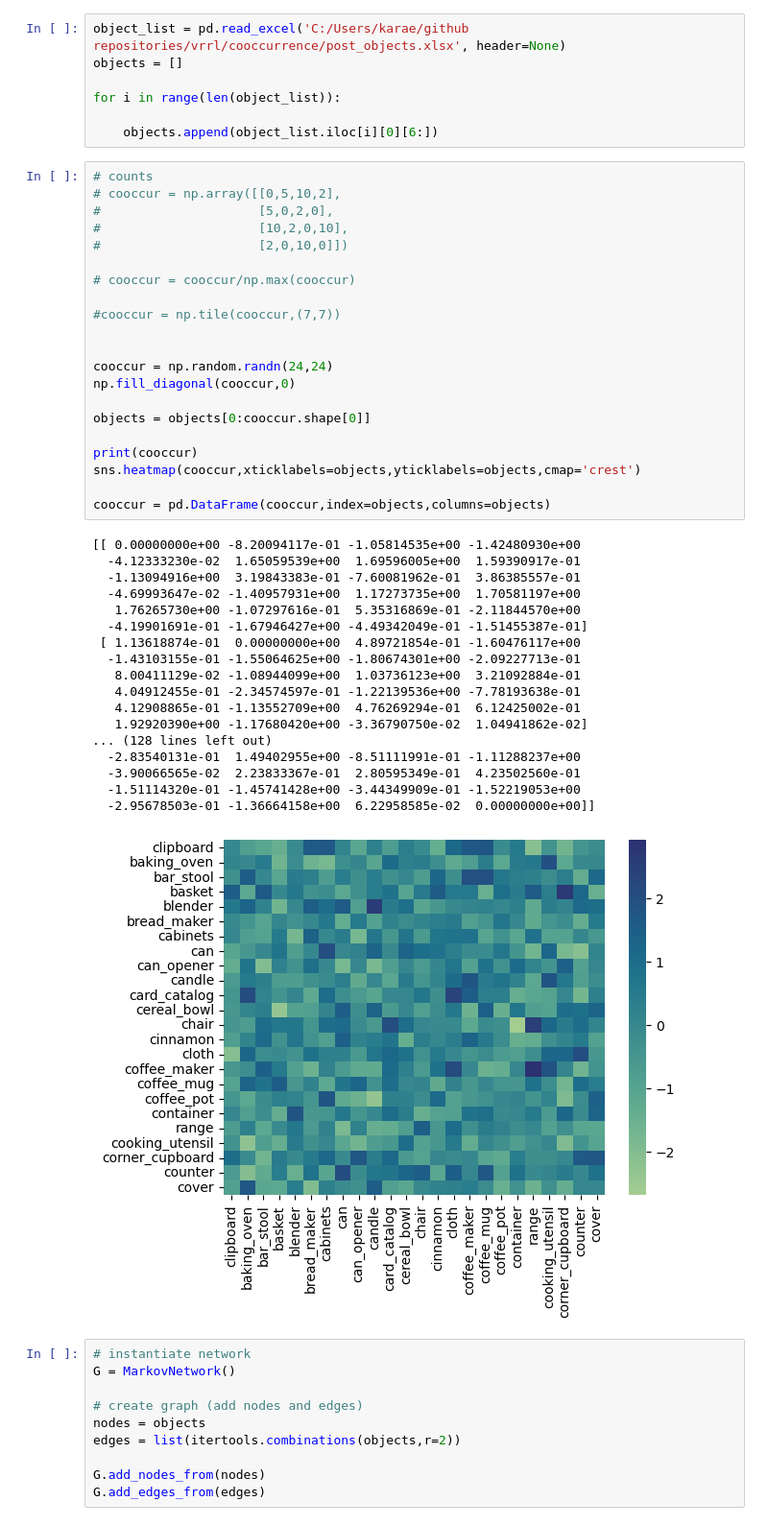
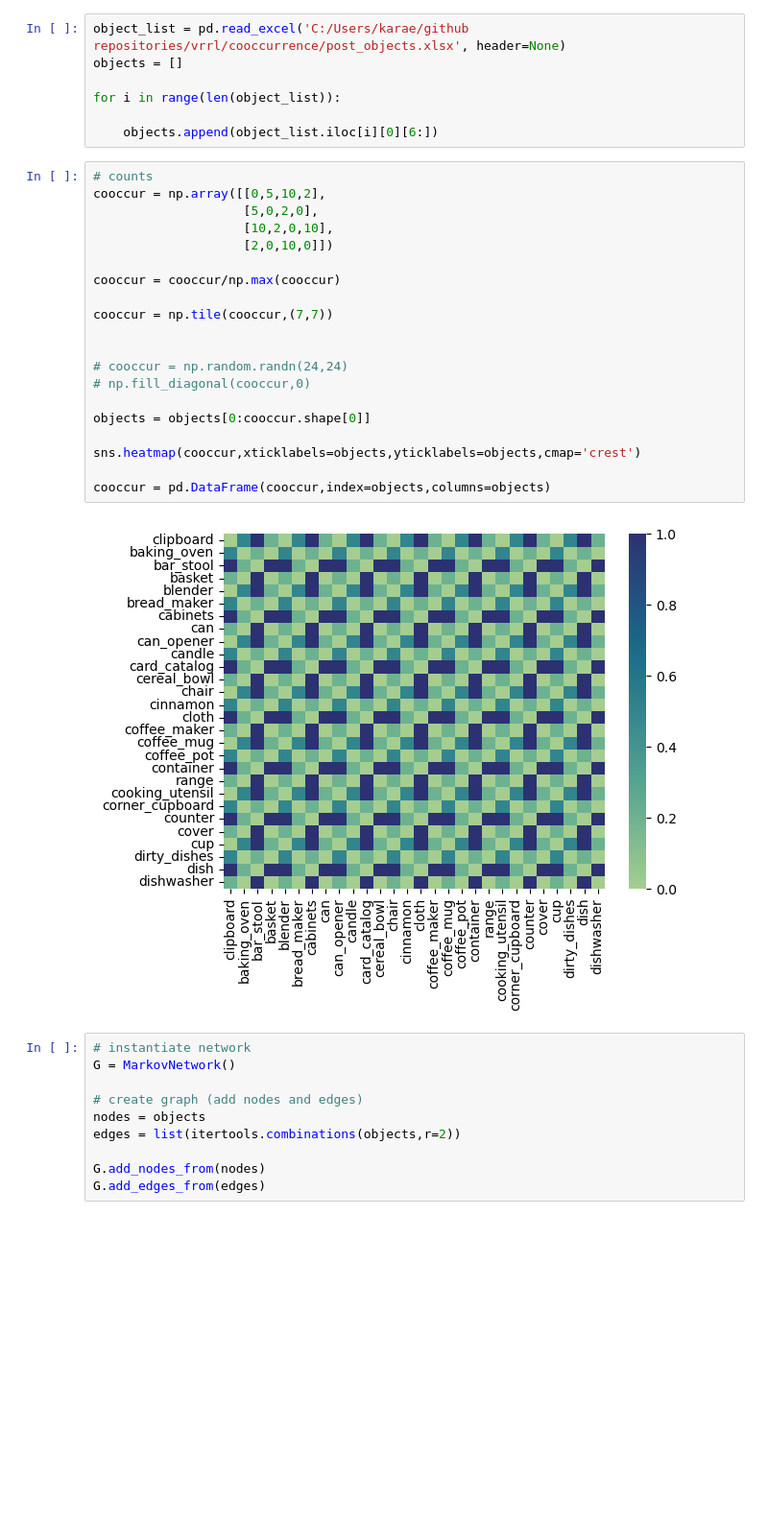
Before and after one commit to kjemery/vrrl, a Jupyter notebook: mrf/mrf_limit.ipynb, the cells around one changed output. Shown: that part at 96% size. Saved outputs shown, nothing was run; the diff lists cells and outputs as text; blank space fills up the shorter version.

```diff
--- a/mrf/mrf_limit.ipynb
+++ b/mrf/mrf_limit.ipynb
@@ -28,44 +32,26 @@ for i in range(len(object_list)):
     objects.append(object_list.iloc[i][0][6:])
 # %%
 # counts
-# cooccur = np.array([[0,5,10,2],
-#                     [5,0,2,0],
-#                     [10,2,0,10],
-#                     [2,0,10,0]])
+cooccur = np.array([[0,5,10,2],
+                    [5,0,2,0],
+                    [10,2,0,10],
+                    [2,0,10,0]])
 
-# cooccur = cooccur/np.max(cooccur)
+cooccur = cooccur/np.max(cooccur)
 
-#cooccur = np.tile(cooccur,(7,7))
+cooccur = np.tile(cooccur,(7,7))
 
 
-cooccur = np.random.randn(24,24)
-np.fill_diagonal(cooccur,0)
+# cooccur = np.random.randn(24,24)
+# np.fill_diagonal(cooccur,0)
 
 objects = objects[0:cooccur.shape[0]]
 
-print(cooccur)
 sns.heatmap(cooccur,xticklabels=objects,yticklabels=objects,cmap='crest')
 
 cooccur = pd.DataFrame(cooccur,index=objects,columns=objects)
 # %% [output]
-[[ 0.00000000e+00 -8.20094117e-01 -1.05814535e+00 -1.42480930e+00
-  -4.12333230e-02  1.65059539e+00  1.69596005e+00  1.59390917e-01
-  -1.13094916e+00  3.19843383e-01 -7.60081962e-01  3.86385557e-01
-  -4.69993647e-02 -1.40957931e+00  1.17273735e+00  1.70581197e+00
-   1.76265730e+00 -1.07297616e-01  5.35316869e-01 -2.11844570e+00
-  -4.19901691e-01 -1.67946427e+00 -4.49342049e-01 -1.51455387e-01]
- [ 1.13618874e-01  0.00000000e+00  4.89721854e-01 -1.60476117e+00
-  -1.43103155e-01 -1.55064625e+00 -1.80674301e+00 -2.09227713e-01
-   8.00411129e-02 -1.08944099e+00  1.03736123e+00  3.21092884e-01
-   4.04912455e-01 -2.34574597e-01 -1.22139536e+00 -7.78193638e-01
-   4.12908865e-01 -1.13552709e+00  4.76269294e-01  6.12425002e-01
-   1.92920390e+00 -1.17680420e+00 -3.36790750e-02  1.04941862e-02]
-... (128 lines left out)
-  -2.83540131e-01  1.49402955e+00 -8.51111991e-01 -1.11288237e+00
-  -3.90066565e-02  2.23833367e-01  2.80595349e-01  4.23502560e-01
-  -1.51114320e-01 -1.45741428e+00 -3.44349909e-01 -1.52219053e+00
-  -2.95678503e-01 -1.36664158e+00  6.22958585e-02  0.00000000e+00]]
-[figure, old version]
+[figure, new version]
 # %%
 # instantiate network
 G = MarkovNetwork()
```
Also changed, not shown: parts of 8 cells of this notebook.
